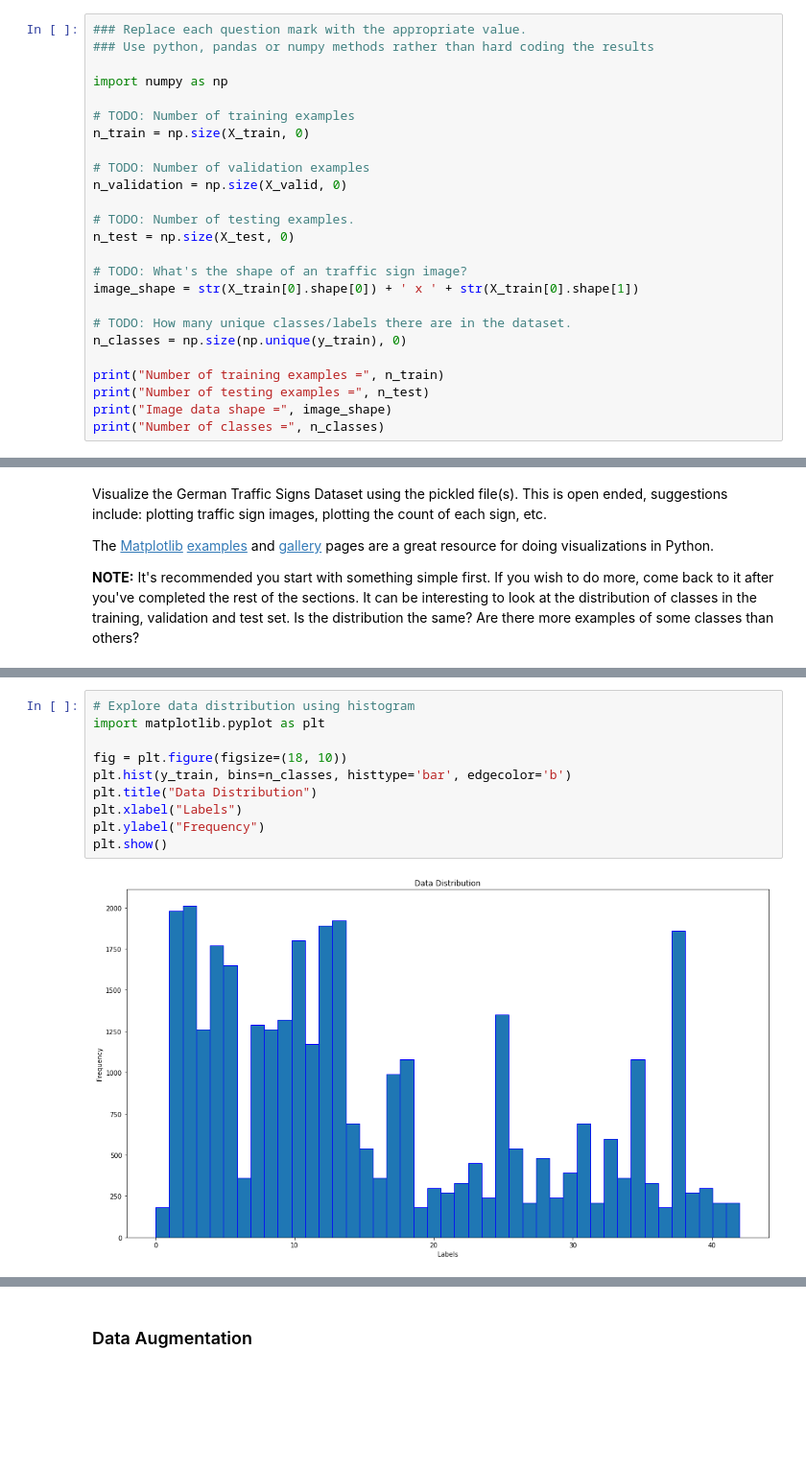
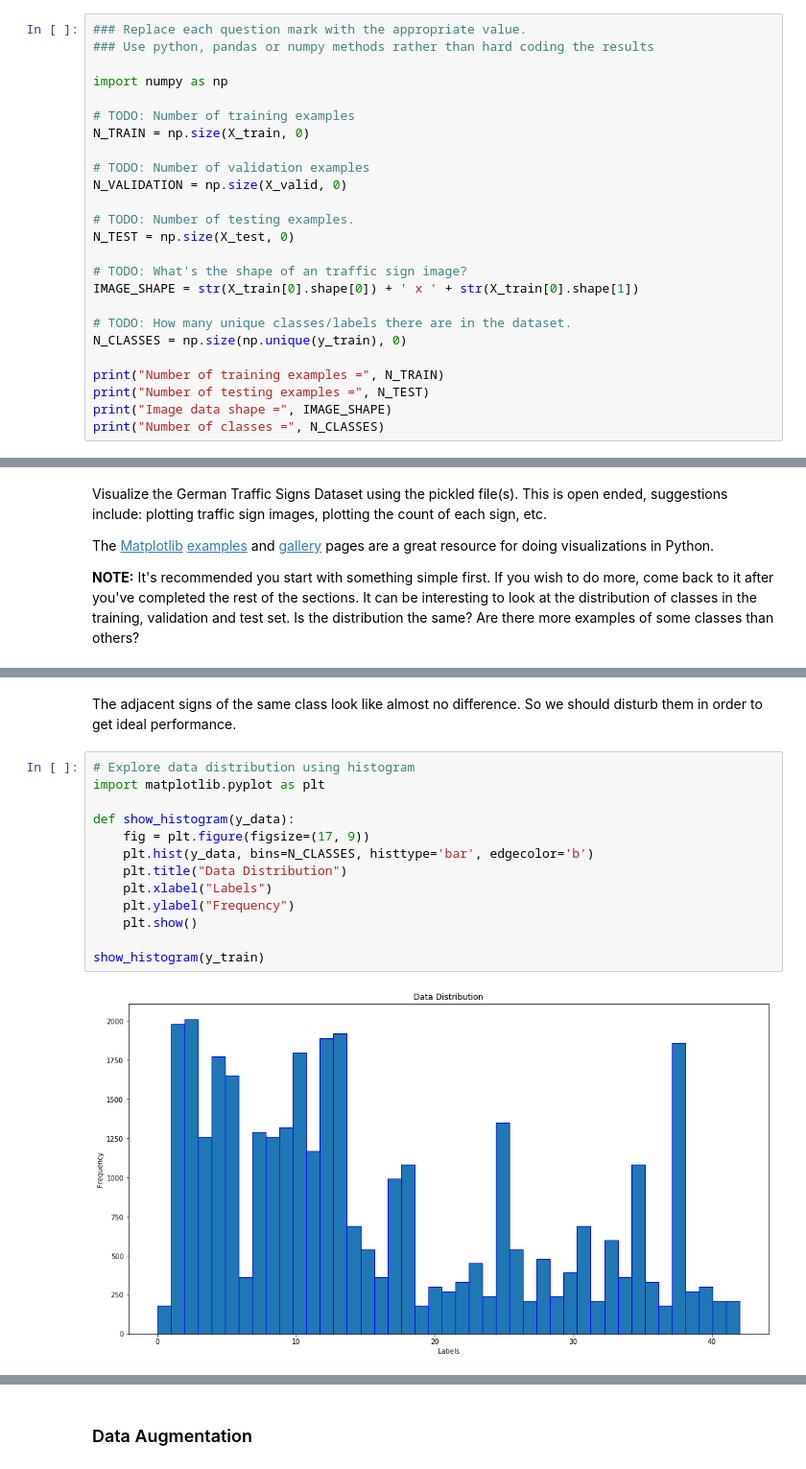
Before and after one commit to yummybian/CarND-Traffic-Sign-Classifier-Project, a Jupyter notebook: Traffic_Sign_Classifier.ipynb, the cells around one changed output, grey strips where cells are left out. Shown at 96% size. Cells and saved outputs as stored; diff of their text form; blank space fills up the shorter version.

```diff
--- a/Traffic_Sign_Classifier.ipynb
+++ b/Traffic_Sign_Classifier.ipynb
@@ -66,24 +66,24 @@ Complete the basic data summary below. Use python, numpy and/or pandas methods t
 import numpy as np
 
 # TODO: Number of training examples
-n_train = np.size(X_train, 0)
+N_TRAIN = np.size(X_train, 0)
 
 # TODO: Number of validation examples
-n_validation = np.size(X_valid, 0)
+N_VALIDATION = np.size(X_valid, 0)
 
 # TODO: Number of testing examples.
-n_test = np.size(X_test, 0)
+N_TEST = np.size(X_test, 0)
 
 # TODO: What's the shape of an traffic sign image?
-image_shape = str(X_train[0].shape[0]) + ' x ' + str(X_train[0].shape[1])
+IMAGE_SHAPE = str(X_train[0].shape[0]) + ' x ' + str(X_train[0].shape[1])
 
 # TODO: How many unique classes/labels there are in the dataset.
-n_classes = np.size(np.unique(y_train), 0)
+N_CLASSES = np.size(np.unique(y_train), 0)
 
-print("Number of training examples =", n_train)
-print("Number of testing examples =", n_test)
-print("Image data shape =", image_shape)
-print("Number of classes =", n_classes)
+print("Number of training examples =", N_TRAIN)
+print("Number of testing examples =", N_TEST)
+print("Image data shape =", IMAGE_SHAPE)
+print("Number of classes =", N_CLASSES)
 # %% [output]
 Number of training examples = 34799
 Number of testing examples = 12630
@@ -164,13 +158,18 @@ show_sample_images(X_train, y_train)
+# %% [markdown]
+The adjacent signs of the same class look like almost no difference. So we should disturb them in order to get ideal performance.
 # %%
 # Explore data distribution using histogram
 import matplotlib.pyplot as plt
 
-fig = plt.figure(figsize=(18, 10))
-plt.hist(y_train, bins=n_classes, histtype='bar', edgecolor='b')
-plt.title("Data Distribution")
-plt.xlabel("Labels")
-plt.ylabel("Frequency")
-plt.show()
+def show_histogram(y_data):
+    fig = plt.figure(figsize=(17, 9))
+    plt.hist(y_data, bins=N_CLASSES, histtype='bar', edgecolor='b')
+    plt.title("Data Distribution")
+    plt.xlabel("Labels")
+    plt.ylabel("Frequency")
+    plt.show()
+
+show_histogram(y_train)
 # %% [output]
-[figure, old version]
+[figure, new version]
 # %% [markdown]
```
Also changed, not shown: parts of 20 cells of this notebook.
